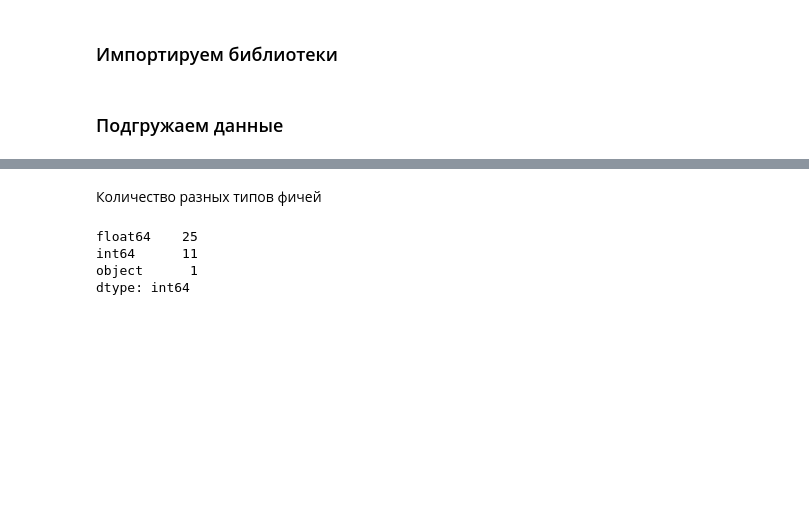
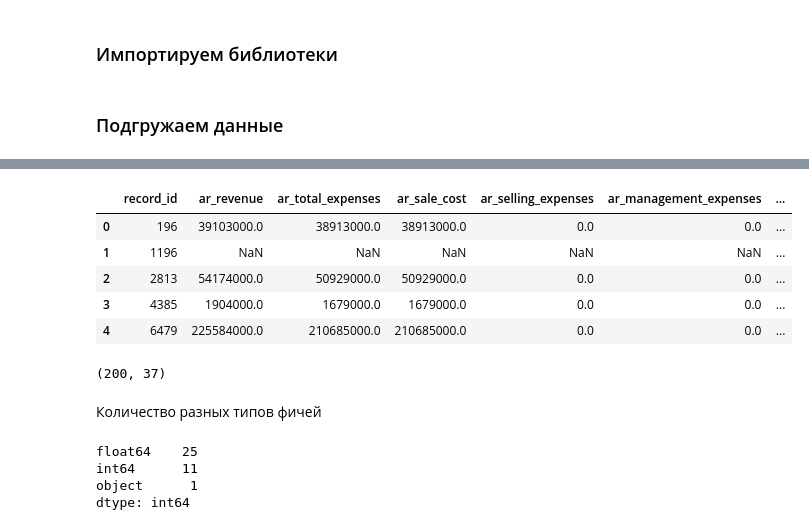
Before and after one commit to BKHV/risk_models, a Jupyter notebook: PD.ipynb, the cells around one changed output, grey strips where cells are left out. Drawn from its saved outputs; the diff is of its cells as text; code cells hidden in the pictures; blank space fills up the shorter version.

```diff
--- a/PD.ipynb
+++ b/PD.ipynb
@@ -30,3 +58,16 @@ print(df.shape)
+# %%
+test_df.head()
+# %% [output]
+|  | record_id | ar_revenue | ar_total_expenses | ar_sale_cost | ar_selling_expenses | ar_management_expenses | ... |
+| 0 | 196 | 39103000.0 | 38913000.0 | 38913000.0 | 0.0 | 0.0 | ... |
+| 1 | 1196 | NaN | NaN | NaN | NaN | NaN | ... |
+| 2 | 2813 | 54174000.0 | 50929000.0 | 50929000.0 | 0.0 | 0.0 | ... |
+| 3 | 4385 | 1904000.0 | 1679000.0 | 1679000.0 | 0.0 | 0.0 | ... |
+| 4 | 6479 | 225584000.0 | 210685000.0 | 210685000.0 | 0.0 | 0.0 | ... |
+# %%
+test_df.shape
+# %% [output]
+(200, 37)
 # %% [markdown]
 Количество разных типов фичей
 # %%
```
Also changed, not shown: parts of 30 cells of this notebook.
